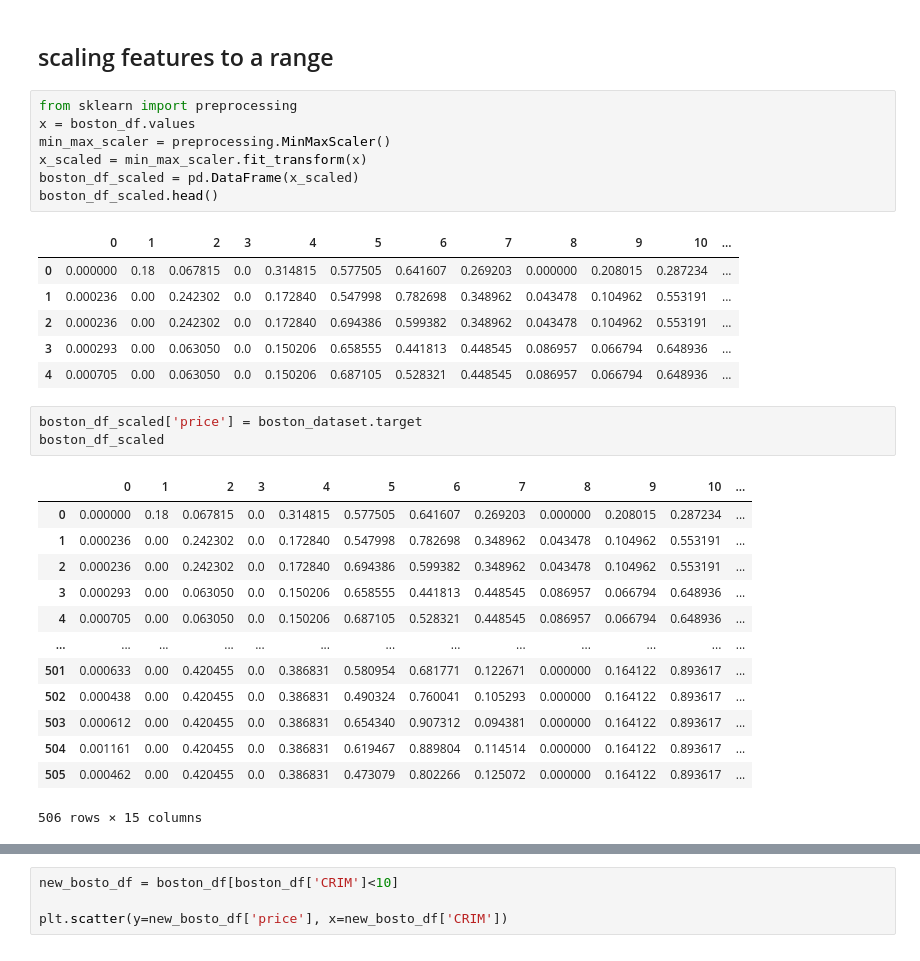
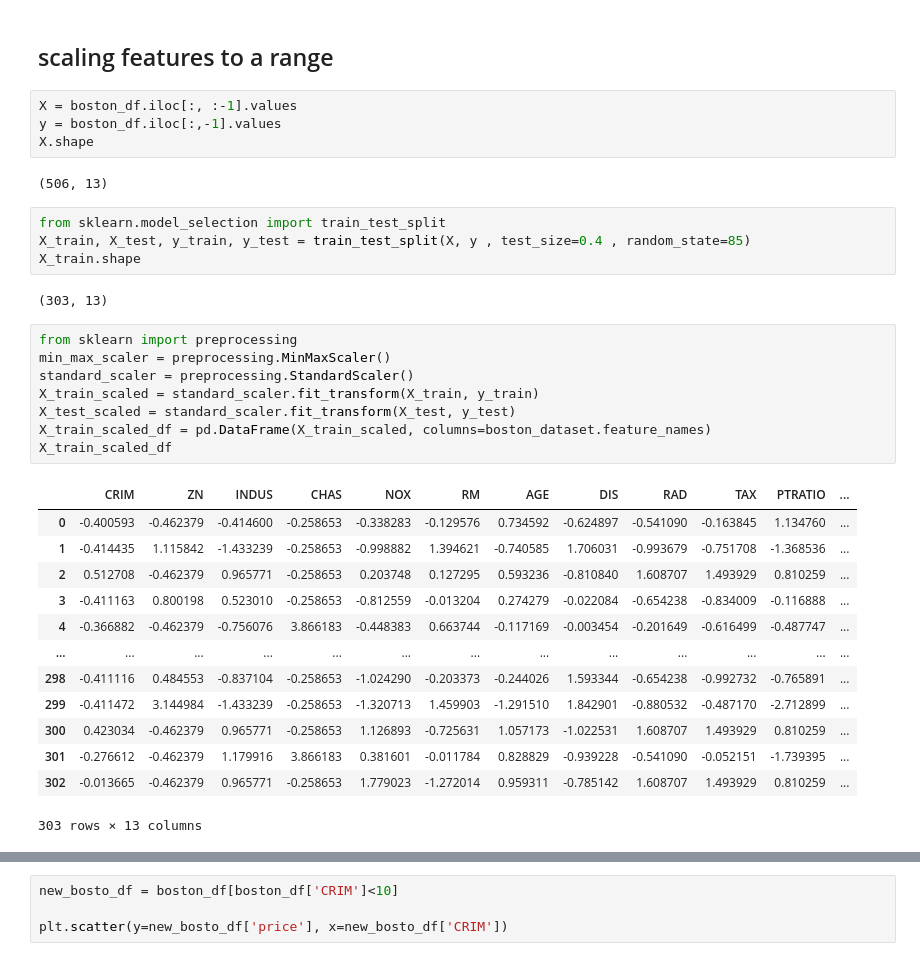
Before and after one commit to MapsaBootCamp/ML2, a Jupyter notebook: Regression/notebooks/Boston_house_LR.ipynb, the cells around one changed output, grey strips where cells are left out. Drawn from its saved outputs; the diff is of its cells as text.

```diff
--- a/Regression/notebooks/Boston_house_LR.ipynb
+++ b/Regression/notebooks/Boston_house_LR.ipynb
@@ -193,34 +193,37 @@ sns.boxplot(x=boston_df["RAD"], y=boston_df["MEDV"])
 [figure]
 # %% [markdown]
 ## scaling features to a range
-# %%
-from sklearn import preprocessing
-x = boston_df.values
-min_max_scaler = preprocessing.MinMaxScaler()
-x_scaled = min_max_scaler.fit_transform(x)
-boston_df_scaled = pd.DataFrame(x_scaled)
-boston_df_scaled.head()
-# %% [output]
-|  | 0 | 1 | 2 | 3 | 4 | 5 | 6 | 7 | 8 | 9 | 10 | ... |
-| 0 | 0.000000 | 0.18 | 0.067815 | 0.0 | 0.314815 | 0.577505 | 0.641607 | 0.269203 | 0.000000 | 0.208015 | 0.287234 | ... |
-| 1 | 0.000236 | 0.00 | 0.242302 | 0.0 | 0.172840 | 0.547998 | 0.782698 | 0.348962 | 0.043478 | 0.104962 | 0.553191 | ... |
-| 2 | 0.000236 | 0.00 | 0.242302 | 0.0 | 0.172840 | 0.694386 | 0.599382 | 0.348962 | 0.043478 | 0.104962 | 0.553191 | ... |
-| 3 | 0.000293 | 0.00 | 0.063050 | 0.0 | 0.150206 | 0.658555 | 0.441813 | 0.448545 | 0.086957 | 0.066794 | 0.648936 | ... |
-| 4 | 0.000705 | 0.00 | 0.063050 | 0.0 | 0.150206 | 0.687105 | 0.528321 | 0.448545 | 0.086957 | 0.066794 | 0.648936 | ... |
-# %%
-boston_df_scaled['price'] = boston_dataset.target
-boston_df_scaled
-# %% [output]
-|  | 0 | 1 | 2 | 3 | 4 | 5 | 6 | 7 | 8 | 9 | 10 | ... |
-| 0 | 0.000000 | 0.18 | 0.067815 | 0.0 | 0.314815 | 0.577505 | 0.641607 | 0.269203 | 0.000000 | 0.208015 | 0.287234 | ... |
-| 1 | 0.000236 | 0.00 | 0.242302 | 0.0 | 0.172840 | 0.547998 | 0.782698 | 0.348962 | 0.043478 | 0.104962 | 0.553191 | ... |
-| 2 | 0.000236 | 0.00 | 0.242302 | 0.0 | 0.172840 | 0.694386 | 0.599382 | 0.348962 | 0.043478 | 0.104962 | 0.553191 | ... |
-| 3 | 0.000293 | 0.00 | 0.063050 | 0.0 | 0.150206 | 0.658555 | 0.441813 | 0.448545 | 0.086957 | 0.066794 | 0.648936 | ... |
-| 4 | 0.000705 | 0.00 | 0.063050 | 0.0 | 0.150206 | 0.687105 | 0.528321 | 0.448545 | 0.086957 | 0.066794 | 0.648936 | ... |
-| ... | ... | ... | ... | ... | ... | ... | ... | ... | ... | ... | ... | ... |
-| 501 | 0.000633 | 0.00 | 0.420455 | 0.0 | 0.386831 | 0.580954 | 0.681771 | 0.122671 | 0.000000 | 0.164122 | 0.893617 | ... |
-| 502 | 0.000438 | 0.00 | 0.420455 | 0.0 | 0.386831 | 0.490324 | 0.760041 | 0.105293 | 0.000000 | 0.164122 | 0.893617 | ... |
-| 503 | 0.000612 | 0.00 | 0.420455 | 0.0 | 0.386831 | 0.654340 | 0.907312 | 0.094381 | 0.000000 | 0.164122 | 0.893617 | ... |
-| 504 | 0.001161 | 0.00 | 0.420455 | 0.0 | 0.386831 | 0.619467 | 0.889804 | 0.114514 | 0.000000 | 0.164122 | 0.893617 | ... |
-| 505 | 0.000462 | 0.00 | 0.420455 | 0.0 | 0.386831 | 0.473079 | 0.802266 | 0.125072 | 0.000000 | 0.164122 | 0.893617 | ... |
-506 rows × 15 columns
+# %%
+X = boston_df.iloc[:, :-1].values
+y = boston_df.iloc[:,-1].values
+X.shape
+# %% [output]
+(506, 13)
+# %%
+from sklearn.model_selection import train_test_split
+X_train, X_test, y_train, y_test = train_test_split(X, y , test_size=0.4 , random_state=85)
+X_train.shape
+# %% [output]
+(303, 13)
+# %%
+from sklearn import preprocessing
+min_max_scaler = preprocessing.MinMaxScaler()
+standard_scaler = preprocessing.StandardScaler()
+X_train_scaled = standard_scaler.fit_transform(X_train, y_train)
+X_test_scaled = standard_scaler.fit_transform(X_test, y_test)
+X_train_scaled_df = pd.DataFrame(X_train_scaled, columns=boston_dataset.feature_names)
+X_train_scaled_df
+# %% [output]
+|  | CRIM | ZN | INDUS | CHAS | NOX | RM | AGE | DIS | RAD | TAX | PTRATIO | ... |
+| 0 | -0.400593 | -0.462379 | -0.414600 | -0.258653 | -0.338283 | -0.129576 | 0.734592 | -0.624897 | -0.541090 | -0.163845 | 1.134760 | ... |
+| 1 | -0.414435 | 1.115842 | -1.433239 | -0.258653 | -0.998882 | 1.394621 | -0.740585 | 1.706031 | -0.993679 | -0.751708 | -1.368536 | ... |
+| 2 | 0.512708 | -0.462379 | 0.965771 | -0.258653 | 0.203748 | 0.127295 | 0.593236 | -0.810840 | 1.608707 | 1.493929 | 0.810259 | ... |
+| 3 | -0.411163 | 0.800198 | 0.523010 | -0.258653 | -0.812559 | -0.013204 | 0.274279 | -0.022084 | -0.654238 | -0.834009 | -0.116888 | ... |
+| 4 | -0.366882 | -0.462379 | -0.756076 | 3.866183 | -0.448383 | 0.663744 | -0.117169 | -0.003454 | -0.201649 | -0.616499 | -0.487747 | ... |
+| ... | ... | ... | ... | ... | ... | ... | ... | ... | ... | ... | ... | ... |
+| 298 | -0.411116 | 0.484553 | -0.837104 | -0.258653 | -1.024290 | -0.203373 | -0.244026 | 1.593344 | -0.654238 | -0.992732 | -0.765891 | ... |
+| 299 | -0.411472 | 3.144984 | -1.433239 | -0.258653 | -1.320713 | 1.459903 | -1.291510 | 1.842901 | -0.880532 | -0.487170 | -2.712899 | ... |
+| 300 | 0.423034 | -0.462379 | 0.965771 | -0.258653 | 1.126893 | -0.725631 | 1.057173 | -1.022531 | 1.608707 | 1.493929 | 0.810259 | ... |
+| 301 | -0.276612 | -0.462379 | 1.179916 | 3.866183 | 0.381601 | -0.011784 | 0.828829 | -0.939228 | -0.541090 | -0.052151 | -1.739395 | ... |
+| 302 | -0.013665 | -0.462379 | 0.965771 | -0.258653 | 1.779023 | -1.272014 | 0.959311 | -0.785142 | 1.608707 | 1.493929 | 0.810259 | ... |
+303 rows × 13 columns
```
Also changed, not shown: parts of 22 cells of this notebook.
